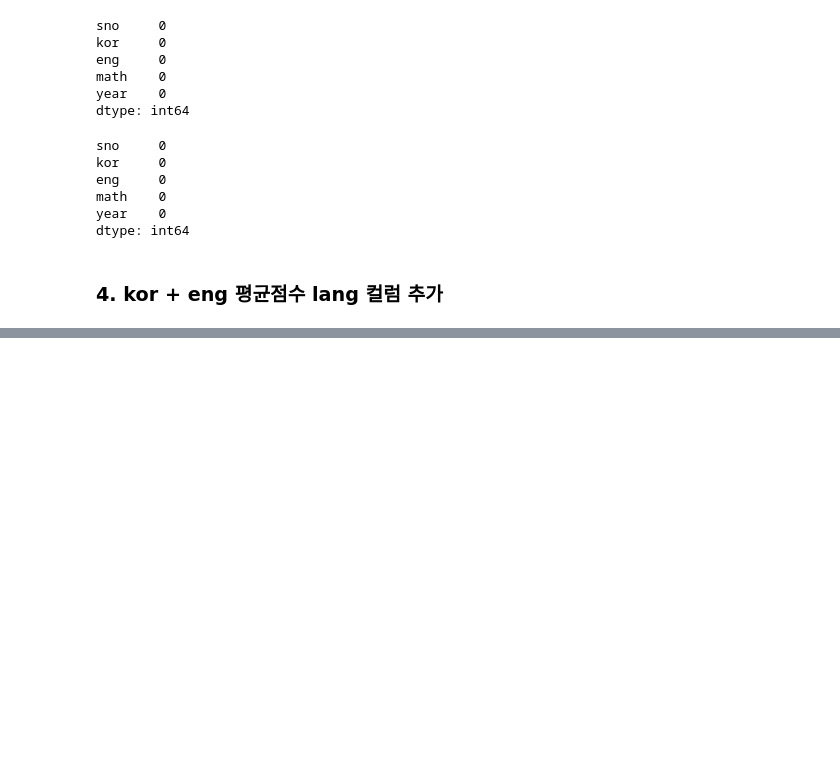
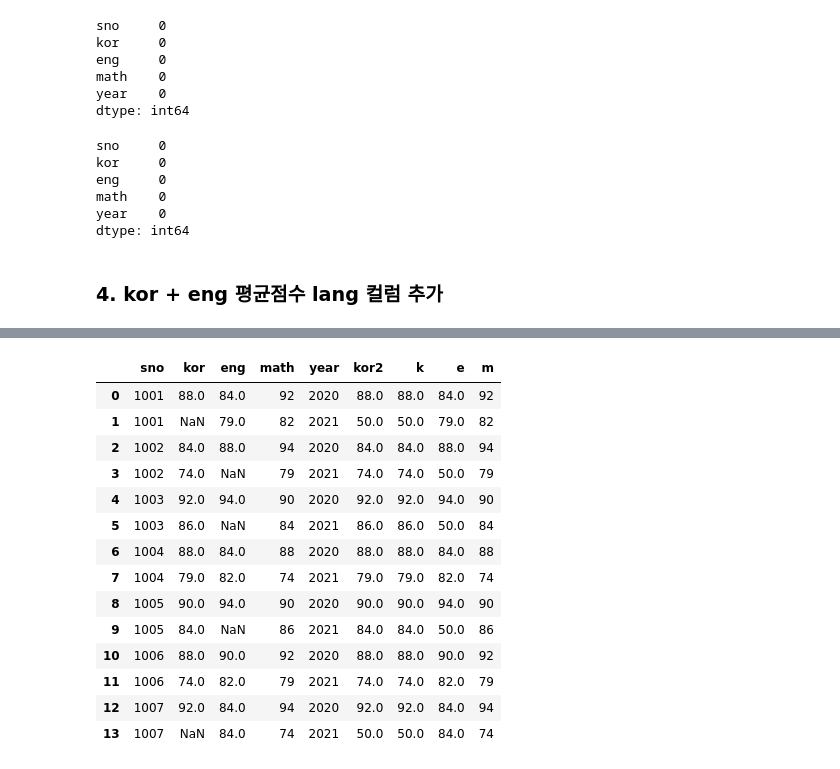
Before and after one commit to ssawwqdf/Python_lecture, a Jupyter notebook: lec13_pandas_quiz/lec13_pandas_quiz.ipynb, the cells around one changed output, grey strips where cells are left out. Saved outputs shown, nothing was run; the diff lists cells and outputs as text; code cells hidden in the pictures; blank space fills up the shorter version.

```diff
--- a/lec13_pandas_quiz/lec13_pandas_quiz.ipynb
+++ b/lec13_pandas_quiz/lec13_pandas_quiz.ipynb
@@ -284,0 +693,22 @@ dtype: int64
+# %%
+score = pd.read_csv('./dataset/score.csv')
+
+# 시도 실패!!!
+# score['kor']=score['kor'].apply(lambda x : 50 if (bool(x)==False))
+# score['kor']=score['kor'].apply(lambda x : 50 if bool(x)==False else x)
+# score['kor']=score['kor'].apply(lambda x : 50 if x=='nan' else x)
+# score['kor']=score['kor'].apply(lambda x : 50 if x==np.nan else x)
+
+# 최상현
+# 프레임의 컬럼에 담긴 값을 넘겨서 비교하는 경우: np.isnan(k)
+score['kor2']=score['kor'].apply(lambda x: 50 if np.isnan(x) else x)
+
+score
+
+# 프레임 통째로 넘겨서 비교하는 경우(axis 반드시 표기!!!!)
+# 프레임 통째로 가져올 때는 axis 꼭 넣어줘야함!!!!!!!!! 방향 몰라~
+score['kor2']=score.apply(lambda dfx: 50 if pd.isnull(dfx['kor']) else dfx['kor'], axis=1)
+
+score
+
+# 문법 매번 바뀌니까 뭐가 되는지 봐라
@@ -284,0 +731,22 @@ dtype: int64
+# %%
+# 허강호
+score[['k','e','m']] = score[['kor','eng','math']].apply(lambda F : F.fillna(50))
+score
+
+# 사실 lambda 안 쓰고 fillna 쓰는 게 제일 간단
+# %% [output]
+|  | sno | kor | eng | math | year | kor2 | k | e | m |
+| 0 | 1001 | 88.0 | 84.0 | 92 | 2020 | 88.0 | 88.0 | 84.0 | 92 |
+| 1 | 1001 | NaN | 79.0 | 82 | 2021 | 50.0 | 50.0 | 79.0 | 82 |
+| 2 | 1002 | 84.0 | 88.0 | 94 | 2020 | 84.0 | 84.0 | 88.0 | 94 |
+| 3 | 1002 | 74.0 | NaN | 79 | 2021 | 74.0 | 74.0 | 50.0 | 79 |
+| 4 | 1003 | 92.0 | 94.0 | 90 | 2020 | 92.0 | 92.0 | 94.0 | 90 |
+| 5 | 1003 | 86.0 | NaN | 84 | 2021 | 86.0 | 86.0 | 50.0 | 84 |
+| 6 | 1004 | 88.0 | 84.0 | 88 | 2020 | 88.0 | 88.0 | 84.0 | 88 |
+| 7 | 1004 | 79.0 | 82.0 | 74 | 2021 | 79.0 | 79.0 | 82.0 | 74 |
+| 8 | 1005 | 90.0 | 94.0 | 90 | 2020 | 90.0 | 90.0 | 94.0 | 90 |
+| 9 | 1005 | 84.0 | NaN | 86 | 2021 | 84.0 | 84.0 | 50.0 | 86 |
+| 10 | 1006 | 88.0 | 90.0 | 92 | 2020 | 88.0 | 88.0 | 90.0 | 92 |
+| 11 | 1006 | 74.0 | 82.0 | 79 | 2021 | 74.0 | 74.0 | 82.0 | 79 |
+| 12 | 1007 | 92.0 | 84.0 | 94 | 2020 | 92.0 | 92.0 | 84.0 | 94 |
+| 13 | 1007 | NaN | 84.0 | 74 | 2021 | 50.0 | 50.0 | 84.0 | 74 |
```
Also changed, not shown: parts of 56 cells of this notebook, 1 other file.
